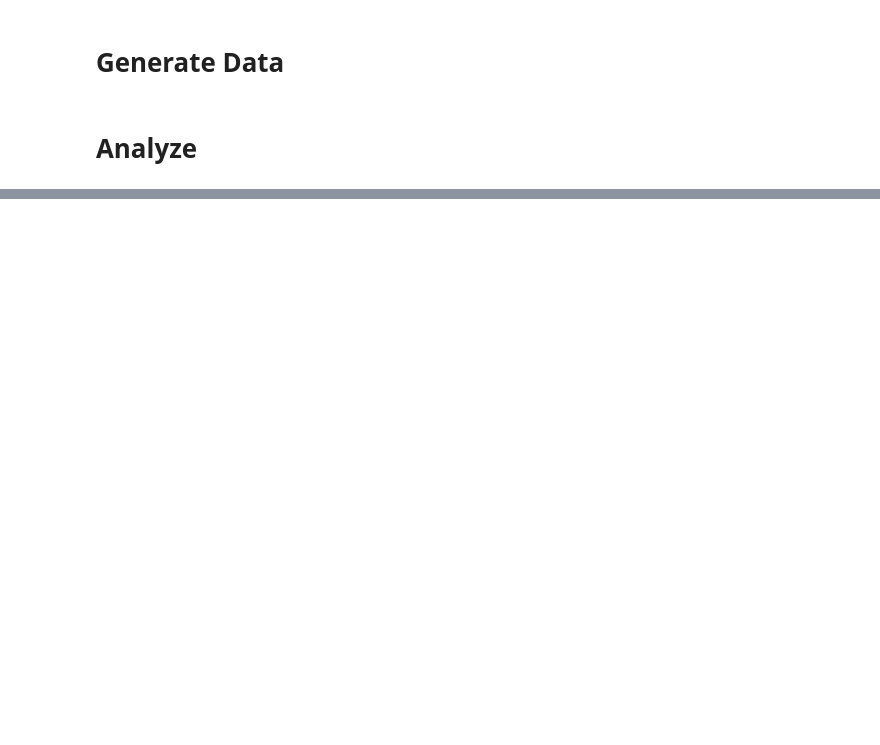
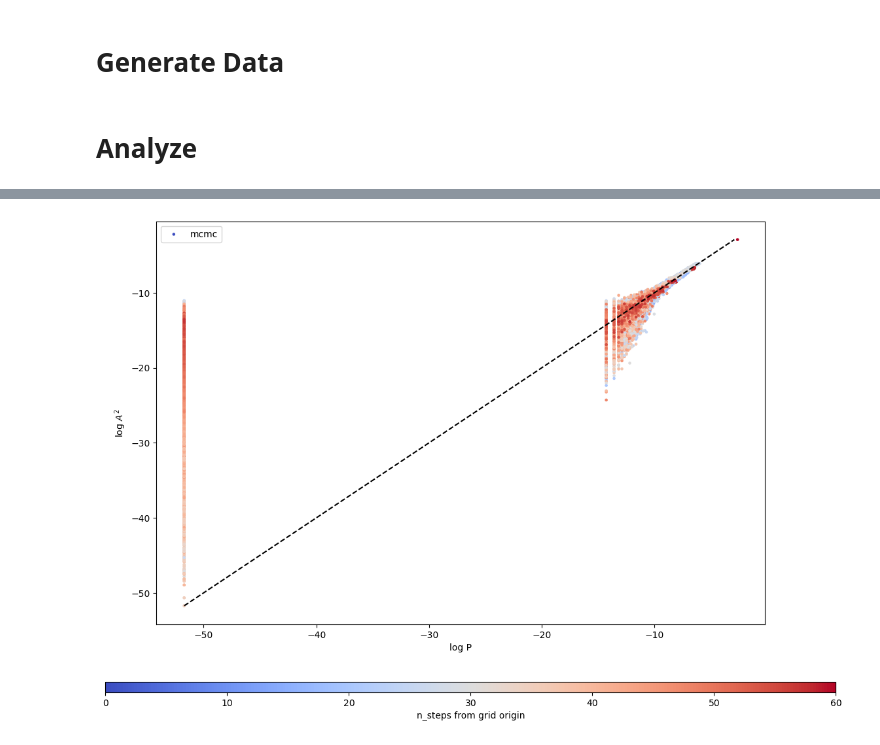
Before and after one commit to JosephRRB/torchgfn_spinfoams, a Jupyter notebook: notebooks/Generate and Analyze.ipynb, the cells around one changed output, grey strips where cells are left out. Saved outputs shown, nothing was run; the diff lists cells and outputs as text; code cells hidden in the pictures; blank space fills up the shorter version.

```diff
--- a/notebooks/Generate and Analyze.ipynb
+++ b/notebooks/Generate and Analyze.ipynb
@@ -160,0 +192,12 @@ plt.tight_layout()
+# %%
+fig, ax = plt.subplots(nrows=1, ncols=1, figsize=(12, 8))
+
+i = -1
+plot_log_empirical_vs_log_expected(
+    mcmc_distributions_over_time[i], grid_rewards, ax, "mcmc"
+)
+
+cbar = fig.colorbar(ax.collections[0], cax=fig.add_axes([0.06, -0.02, 0.93, 0.02]), orientation="horizontal")
+cbar.ax.set_xlabel("n_steps from grid origin");
+# %% [output]
+[figure, added]
```
Also changed, not shown: parts of 5 cells of this notebook, 3 other files.
